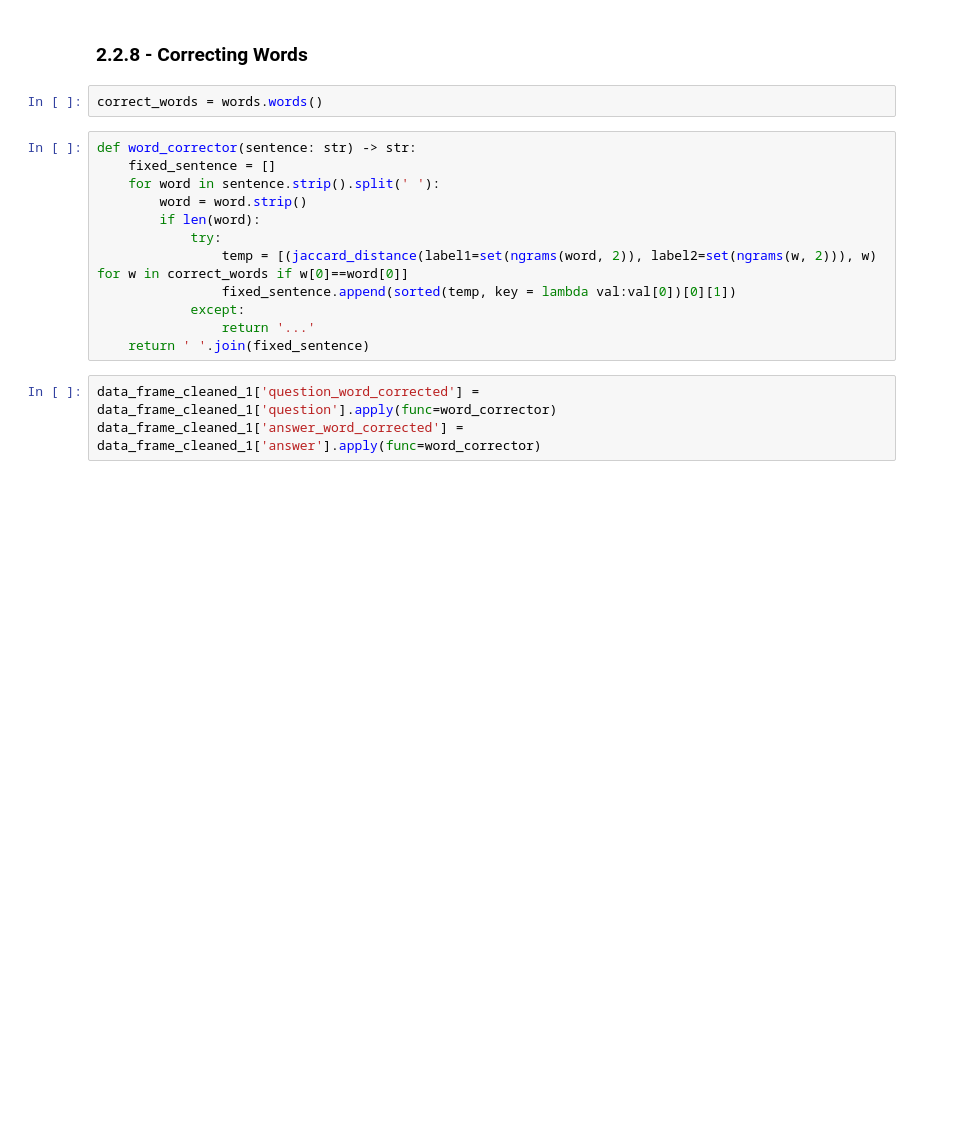
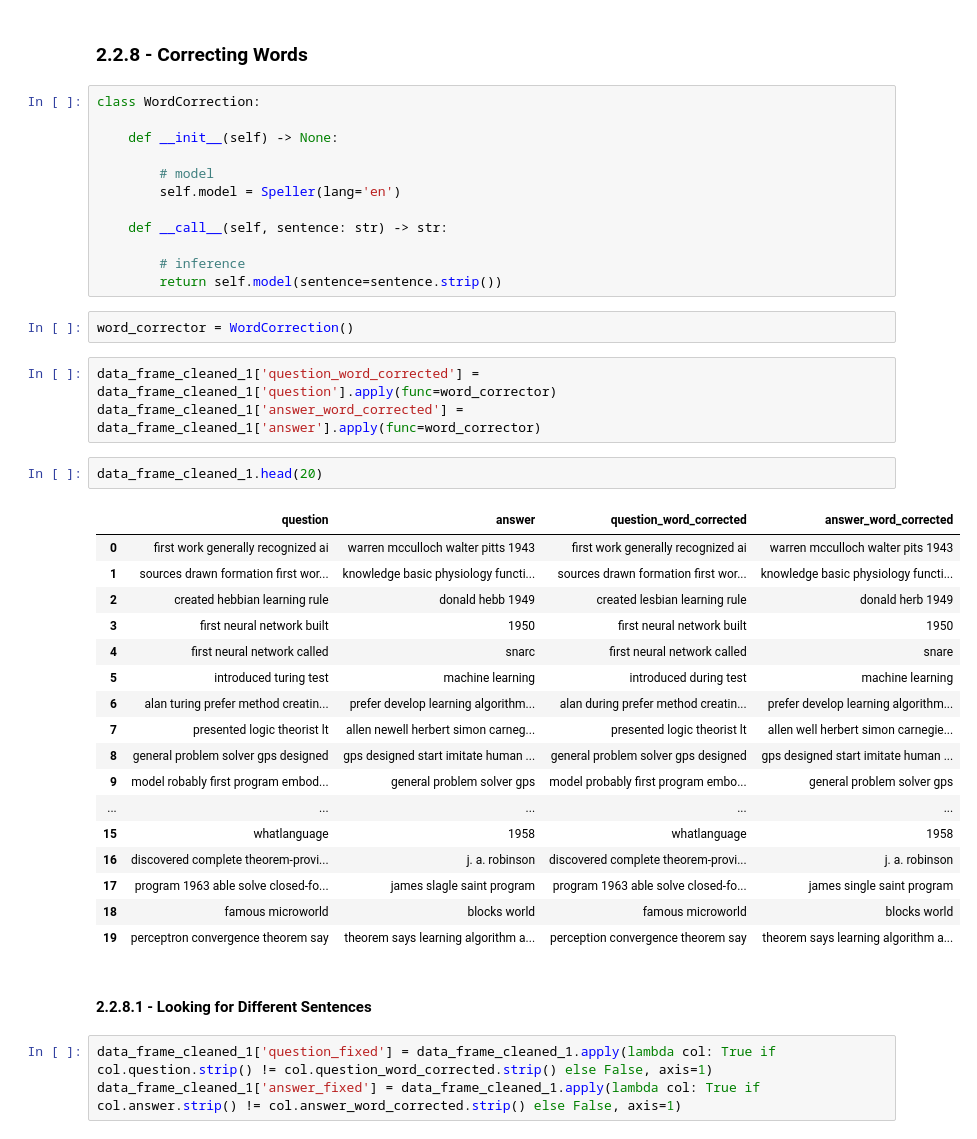
Before and after one commit to NLP-ChatBot/ChatBot, a Jupyter notebook: notebooks/notebook_colab_chatbot.ipynb, the cells around one changed output. Cells and saved outputs as stored; diff of their text form; blank space fills up the shorter version.

```diff
--- a/notebooks/notebook_colab_chatbot.ipynb
+++ b/notebooks/notebook_colab_chatbot.ipynb
@@ -227,20 +214,45 @@ data_frame_cleaned_1
 4353 rows × 2 columns
 # %% [markdown]
 ### 2.2.8 - Correcting Words
-# %%
-correct_words = words.words()
-# %%
-def word_corrector(sentence: str) -> str:
-    fixed_sentence = []
-    for word in sentence.strip().split(' '):
-        word = word.strip()
-        if len(word):
-            try:
-                temp = [(jaccard_distance(label1=set(ngrams(word, 2)), label2=set(ngrams(w, 2))), w) for w in correct_words if w[0]==word[0]]
-                fixed_sentence.append(sorted(temp, key = lambda val:val[0])[0][1])
-            except:
-                return '...'
-    return ' '.join(fixed_sentence)
+# %%
+class WordCorrection:
+
+    def __init__(self) -> None:
+
+        # model
+        self.model = Speller(lang='en')
+
+    def __call__(self, sentence: str) -> str:
+
+        # inference
+        return self.model(sentence=sentence.strip())
+# %%
+word_corrector = WordCorrection()
 # %%
 data_frame_cleaned_1['question_word_corrected'] = data_frame_cleaned_1['question'].apply(func=word_corrector)
 data_frame_cleaned_1['answer_word_corrected'] = data_frame_cleaned_1['answer'].apply(func=word_corrector)
+# %%
+data_frame_cleaned_1.head(20)
+# %% [output]
+|  | question | answer | question_word_corrected | answer_word_corrected |
+| 0 | first work generally recognized ai | warren mcculloch walter pitts 1943 | first work generally recognized ai | warren mcculloch walter pits 1943 |
+| 1 | sources drawn formation first wor... | knowledge basic physiology functi... | sources drawn formation first wor... | knowledge basic physiology functi... |
+| 2 | created hebbian learning rule | donald hebb 1949 | created lesbian learning rule | donald herb 1949 |
+| 3 | first neural network built | 1950 | first neural network built | 1950 |
+| 4 | first neural network called | snarc | first neural network called | snare |
+| 5 | introduced turing test | machine learning | introduced during test | machine learning |
+| 6 | alan turing prefer method creatin... | prefer develop learning algorithm... | alan during prefer method creatin... | prefer develop learning algorithm... |
+| 7 | presented logic theorist lt | allen newell herbert simon carneg... | presented logic theorist lt | allen well herbert simon carnegie... |
+| 8 | general problem solver gps designed | gps designed start imitate human ... | general problem solver gps designed | gps designed start imitate human ... |
+| 9 | model robably first program embod... | general problem solver gps | model probably first program embo... | general problem solver gps |
+| ... | ... | ... | ... | ... |
+| 15 | whatlanguage | 1958 | whatlanguage | 1958 |
+| 16 | discovered complete theorem-provi... | j. a. robinson | discovered complete theorem-provi... | j. a. robinson |
+| 17 | program 1963 able solve closed-fo... | james slagle saint program | program 1963 able solve closed-fo... | james single saint program |
+| 18 | famous microworld | blocks world | famous microworld | blocks world |
+| 19 | perceptron convergence theorem say | theorem says learning algorithm a... | perception convergence theorem say | theorem says learning algorithm a... |
+# %% [markdown]
+#### 2.2.8.1 - Looking for Different Sentences
+# %%
+data_frame_cleaned_1['question_fixed'] = data_frame_cleaned_1.apply(lambda col: True if col.question.strip() != col.question_word_corrected.strip() else False, axis=1)
+data_frame_cleaned_1['answer_fixed'] = data_frame_cleaned_1.apply(lambda col: True if col.answer.strip() != col.answer_word_corrected.strip() else False, axis=1)
```
Also changed, not shown: parts of 10 cells of this notebook.
